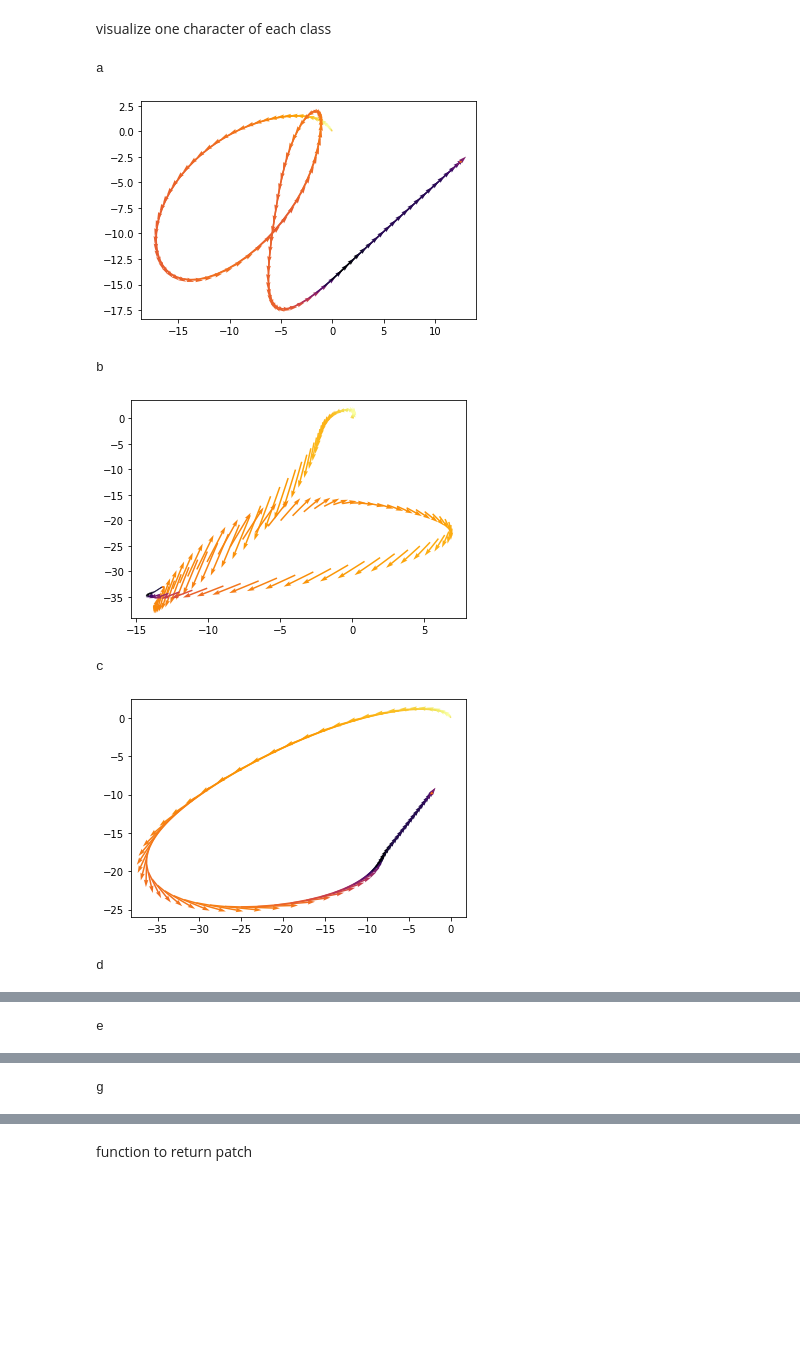
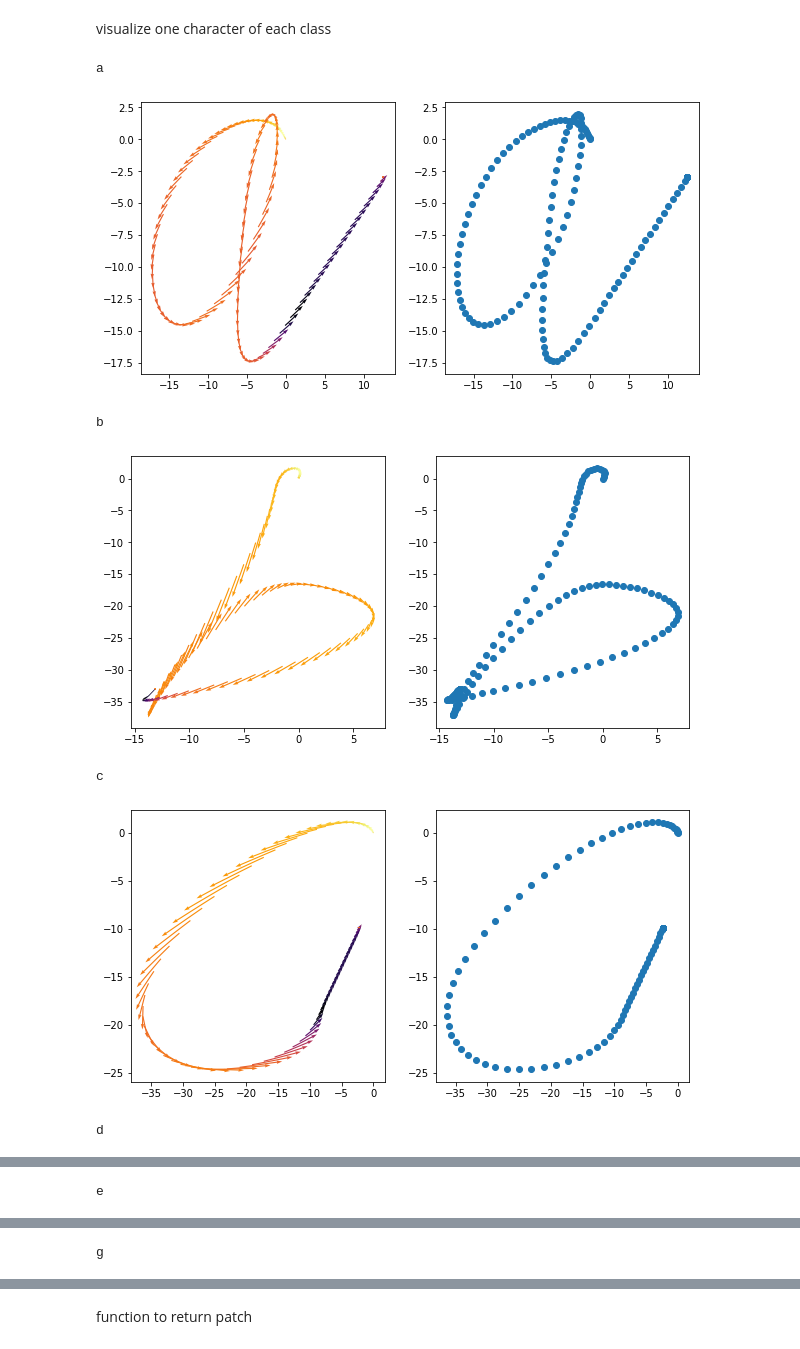
Before and after one commit to gourarushi/Character-Trajectory, a Jupyter notebook: Character_Trajectories.ipynb, the cells around one changed output, grey strips where cells are left out. Drawn from its saved outputs; the diff is of its cells as text; code cells hidden in the pictures; blank space fills up the shorter version.

```diff
--- a/Character_Trajectories.ipynb
+++ b/Character_Trajectories.ipynb
@@ -45,3 +64,14 @@ Read data
 # ignoring metadata at index 1, arff -> (data,meta)
 train_data = arff.loadarff('CharacterTrajectories/CharacterTrajectories_TRAIN.arff')[0]
 test_data = arff.loadarff('CharacterTrajectories/CharacterTrajectories_TEST.arff')[0]
+# %%
+train_inputs, train_labels = list(zip(*train_data))
+test_inputs, test_labels = list(zip(*test_data))
+
+# convert to np array
+train_inputs = np.array([ [ np.array(list(channel), dtype=float) for channel in input ]  for input in train_inputs])
+test_inputs = np.array([ [ np.array(list(channel), dtype=float) for channel in input ]  for input in test_inputs])
+
+# subtract 1 from labels to start indexing from 0
+train_labels = np.array(train_labels, dtype=int) - 1
+test_labels = np.array(test_labels, dtype=int) - 1
@@ -70,15 +105,17 @@ def preprocess(data):
 # %%
-train_data = preprocess(train_data)
-test_data = preprocess(test_data)
+train_inputs = preprocess(train_inputs)
+test_inputs = preprocess(test_inputs)
 
 classes = ['a','b','c','d','e','g','h','l','m','n','o','p','q','r','s','u','v','w','y','z']
 print('number of classes :',len(classes))
 
-print('\ntrain data contains',len(train_data),'samples')
-print('test data contains',len(test_data),'samples')
+print('\ntrain data contains',len(train_inputs),'samples')
+print('test data contains',len(test_inputs),'samples')
 
 print('\neach sample has 3 channels : x,y and force')
 print('each channel is 182 in length')
+print('nan values have been replaced by 0')
+print("a 4th channel has been added to indicate nan")
 # %% [output]
 number of classes : 20
 
@@ -91,6 +130,8 @@ each channel is 182 in length
 function to plot char
 # %%
 def plot_charVector(char):
+
+    fig, axs = plt.subplots(1,2,figsize=(10,5))
 
     xVel  = char[0]
     yVel  = char[1]
@@ -107,7 +148,8 @@ def plot_charVector(char):
     #define color based on force
     colormap = cm.inferno
 
-    plt.quiver( xPos,yPos, xVel,yVel, color=colormap(color) )
+    axs[0].quiver( xPos,yPos, xVel,yVel, color=colormap(color) )
+    axs[1].plot(xPos,yPos,'o')
 
     plt.show()
 # %%
@@ -125,22 +170,17 @@ def plot_char(char):
 # %% [markdown]
 visualize one character of each class
 # %%
-labels = []
-for sample in train_data:
-  labels.append(sample[1])
-labels = np.array(labels)
-
 for i,class1 in enumerate(classes):
-  indexes = np.where(labels==i)[0]
+  indexes = np.where(train_labels==i)[0]
   np.random.seed(0)
   random_index = np.random.choice(indexes)
   print(class1)
-  plot_charVector(train_data[random_index][0])
+  plot_charVector(train_inputs[random_index])
 # %% [output]
 a
-[figure, old version]
+[figure, new version]
 b
-[figure, old version]
+[figure, new version]
 c
-[figure, old version]
+[figure, new version]
 d
```
Also changed, not shown: parts of 18 cells of this notebook.
